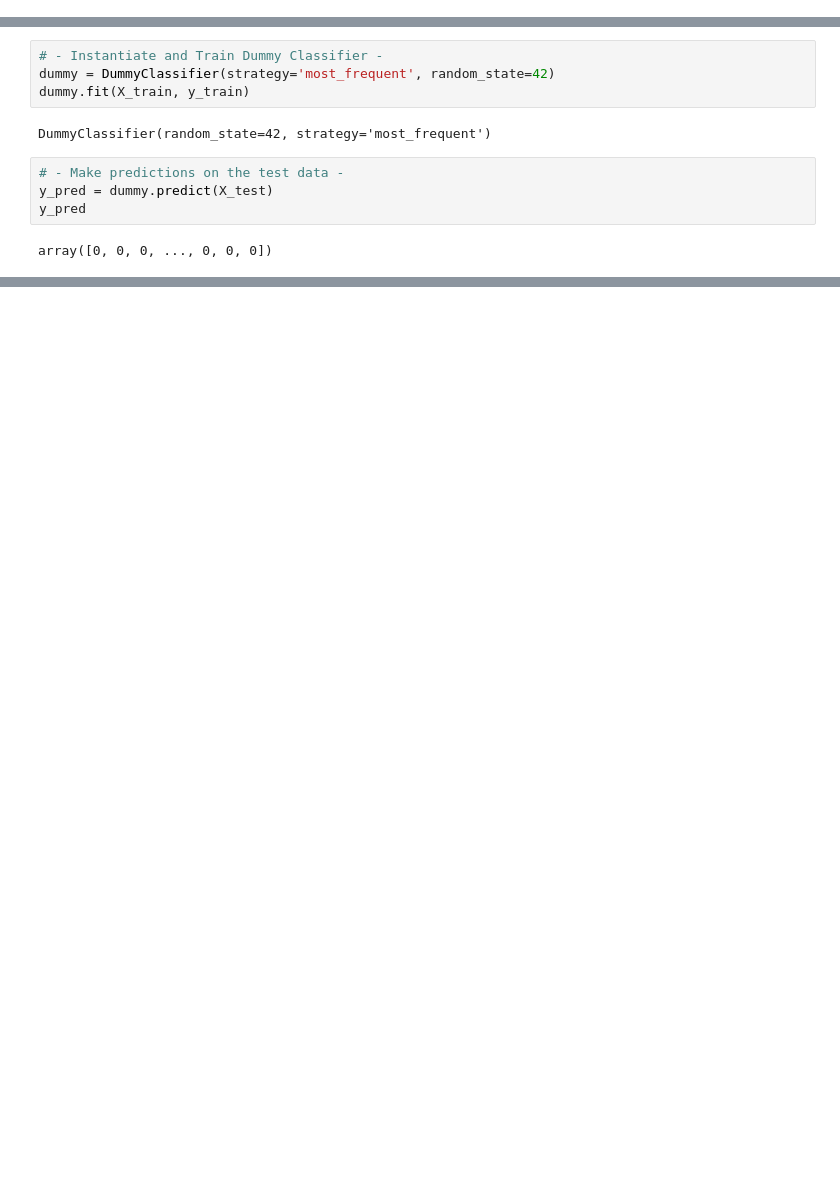
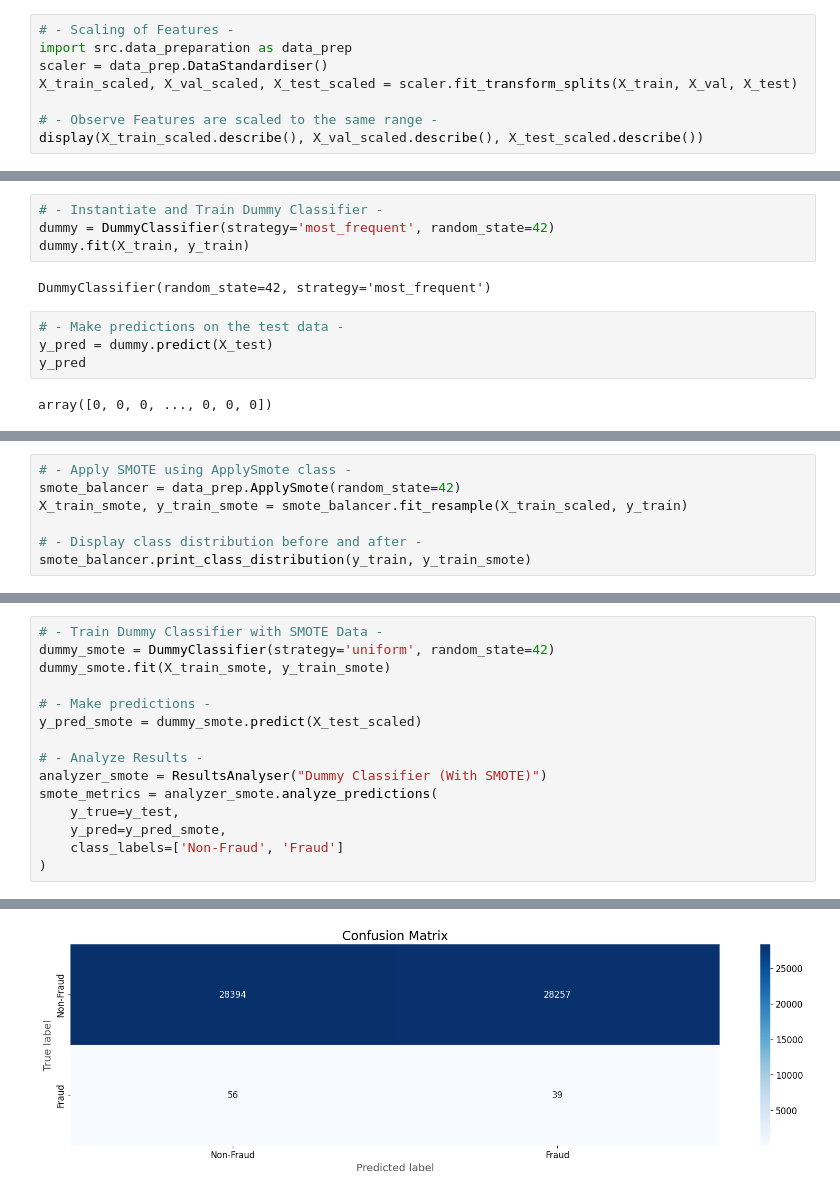
Before and after one commit to luuuneytunes12/Fraud-Detection-ML, a Jupyter notebook: notebooks/02-cwl-dummyclassifier.ipynb, the cells around one changed output, grey strips where cells are left out. Cells and saved outputs as stored; diff of their text form; blank space fills up the shorter version.

```diff
--- a/notebooks/02-cwl-dummyclassifier.ipynb
+++ b/notebooks/02-cwl-dummyclassifier.ipynb
@@ -45,0 +106,8 @@ X_test , y_test= pd.read_csv("data/processed/X_test.csv"), pd.read_csv("data/pro
+# %%
+# - Scaling of Features -
+import src.data_preparation as data_prep
+scaler = data_prep.DataStandardiser()
+X_train_scaled, X_val_scaled, X_test_scaled = scaler.fit_transform_splits(X_train, X_val, X_test)
+
+# - Observe Features are scaled to the same range -
+display(X_train_scaled.describe(), X_val_scaled.describe(), X_test_scaled.describe())
@@ -77,0 +233,7 @@ weighted avg       1.00      1.00      1.00     56746
+# %%
+# - Apply SMOTE using ApplySmote class -
+smote_balancer = data_prep.ApplySmote(random_state=42)
+X_train_smote, y_train_smote = smote_balancer.fit_resample(X_train_scaled, y_train)
+
+# - Display class distribution before and after -
+smote_balancer.print_class_distribution(y_train, y_train_smote)
@@ -77,0 +256,16 @@ weighted avg       1.00      1.00      1.00     56746
+# %%
+# - Train Dummy Classifier with SMOTE Data -
+dummy_smote = DummyClassifier(strategy='uniform', random_state=42)
+dummy_smote.fit(X_train_smote, y_train_smote)
+
+# - Make predictions -
+y_pred_smote = dummy_smote.predict(X_test_scaled)
+
+# - Analyze Results -
+analyzer_smote = ResultsAnalyser("Dummy Classifier (With SMOTE)")
+smote_metrics = analyzer_smote.analyze_predictions(
+    y_true=y_test,
+    y_pred=y_pred_smote,
+    class_labels=['Non-Fraud', 'Fraud']
+)
+# %% [output]
@@ -77,0 +292 @@ weighted avg       1.00      1.00      1.00     56746
+[figure, added]
```
Also changed, not shown: parts of 20 cells of this notebook, 7 other files.
